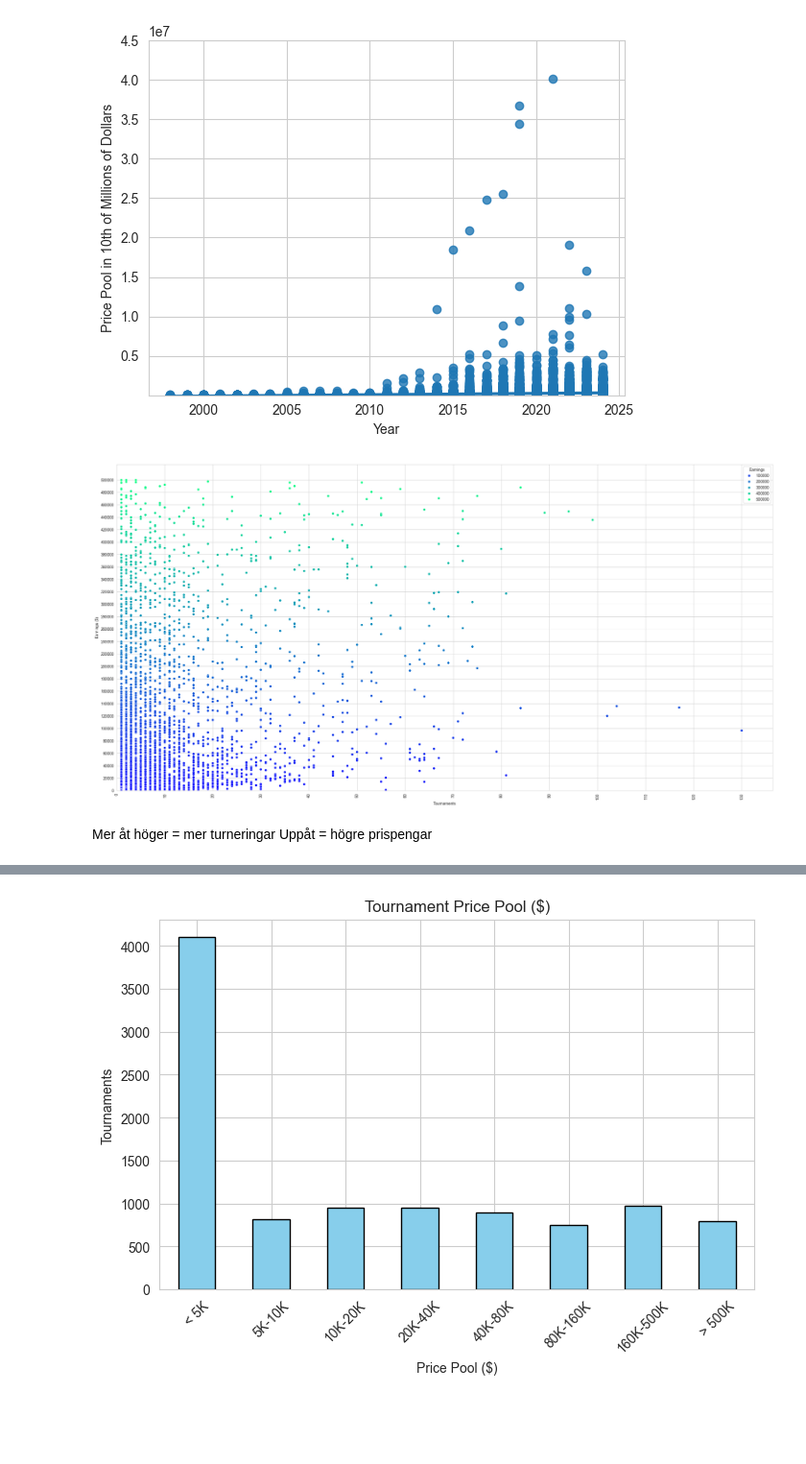
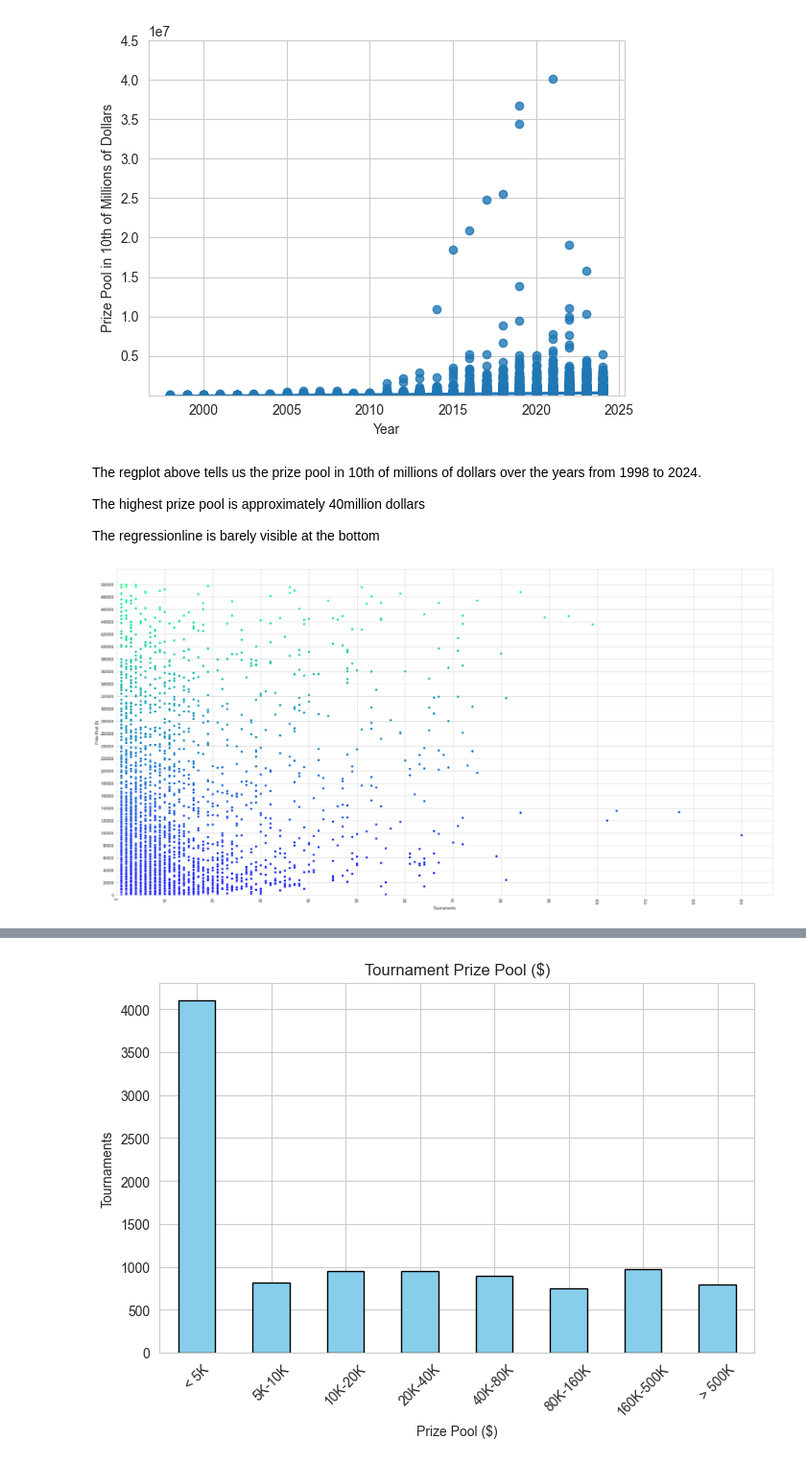
Before and after one commit to AndreasL85/pyprojektarbete, a Jupyter notebook: esports.ipynb, the cells around one changed output, grey strips where cells are left out. Shown at 96% size. Cells and saved outputs as stored; diff of their text form; code cells hidden in the pictures; blank space fills up the shorter version.

```diff
--- a/esports.ipynb
+++ b/esports.ipynb
@@ -35,5 +40,7 @@ data["Date"] = pd.to_datetime(data["Date"], errors="coerce")
 data["Game_numerical"] = pd.factorize(data["Game"])[0]
 # %%
+# Läs in GeneralEsportData
 ge_data = pd.read_csv("GeneralEsportData.csv")
-ge_data["Genre_number"] = pd.factorize(ge_data["Genre"])[0]
+# Faktorisera Genre från GeneralEsportData
+ge_data["Genre_numerical"] = pd.factorize(ge_data["Genre"])[0]
 # %%
@@ -135,18 +147,22 @@ plt.ylabel("Price Pool in 10th of Millions of Dollars");
 # %% [output]
 [figure]
+# %% [markdown]
+The regplot above tells us the prize pool in 10th of millions of dollars over the years from 1998 to 2024.
+
+The highest prize pool is approximately 40million dollars
+
+The regressionline is barely visible at the bottom
 # %%
+# Skapa en scatterplot över Tournaments och Year
 data["YearMonth"] = data["Date"].dt.strftime("%Y/%m")
 plt.figure(figsize=(30, 15))
-filter_data = data[(data["Earnings"] > 0) & (data["Earnings"] <= 500000)]
-axes = sns.scatterplot(data=filter_data, x="Tournaments", y="Earnings", hue="Earnings", palette = "winter", legend = True)
+filter_data = data[(data["Earnings"] > 0) & (data["Earnings"] <= 500000)] # Filtrera bort värden som är noll eller över 500k, då dom är outliers
+axes = sns.scatterplot(data=filter_data, x="Tournaments", y="Earnings", hue="Earnings", palette = "winter", legend = False)
 plt.xticks(np.arange(0, 131, 10), rotation=90);
 plt.yticks(np.arange(0, 520000, 20000))
 plt.xlim(left=0)
 plt.ylim(bottom=-5)
-plt.ylabel("Earnings ($)");
+plt.ylabel("Prize Pool ($)");
 plt.xlabel("Tournaments");
 # %% [output]
-[figure, old version]
+[figure, new version]
-# %% [markdown]
-Mer åt höger = mer turneringar
-Uppåt = högre prispengar
```
Also changed, not shown: parts of 24 cells of this notebook.
